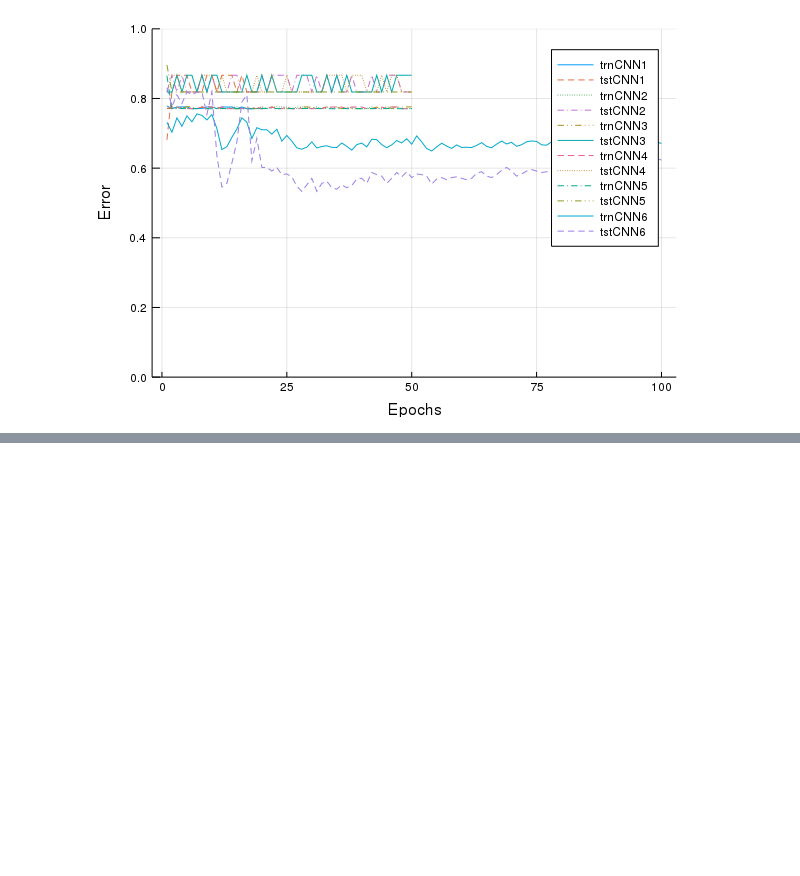
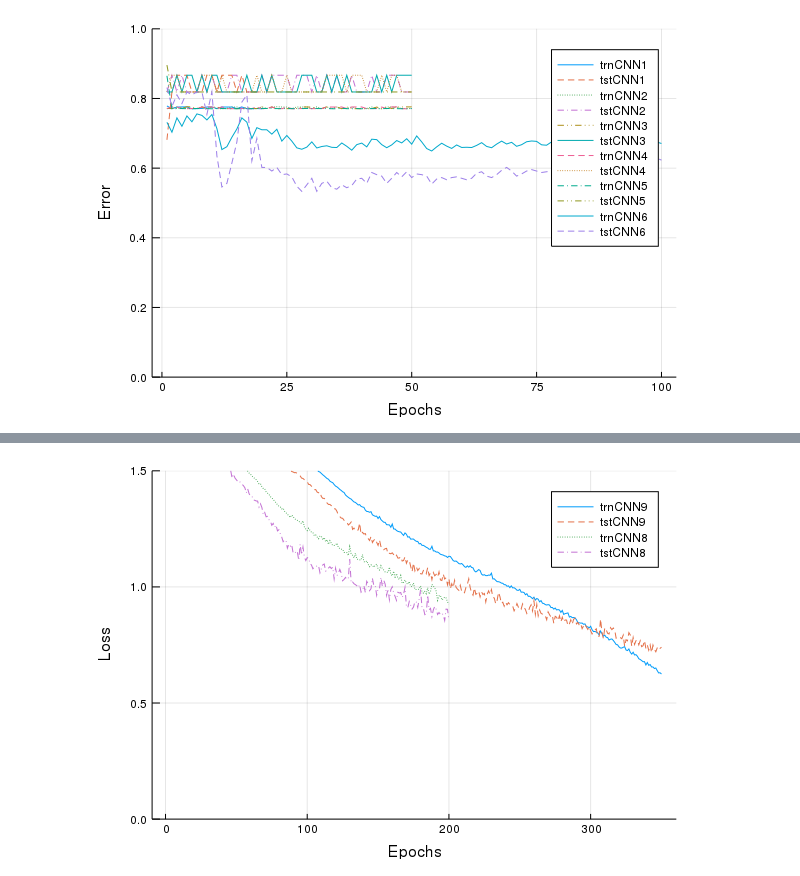
Before and after one commit to alabrashJr/DCNN-Julia, a Jupyter notebook: DCNN.ipynb, the cells around one changed output, grey strips where cells are left out. Saved outputs shown, nothing was run; the diff lists cells and outputs as text; code cells hidden in the pictures; blank space fills up the shorter version.

```diff
--- a/DCNN.ipynb
+++ b/DCNN.ipynb
@@ -522,0 +564,7 @@ plot(lines2,ylim=(0.0,1),
+# %%
+lines=[cnn9[1,:],cnn9[2,:],cnn8[1,:],cnn8[2,:]]
+la=[:trnCNN9 :tstCNN9 :trnCNN8 :tstCNN8   ]
+plot(lines,ylim=(0.0,1.5),
+     labels=la,xlabel="Epochs",ylabel="Loss")
+# %% [output]
+[figure, added]
```
Also changed, not shown: parts of 15 cells of this notebook, 3 other files.
